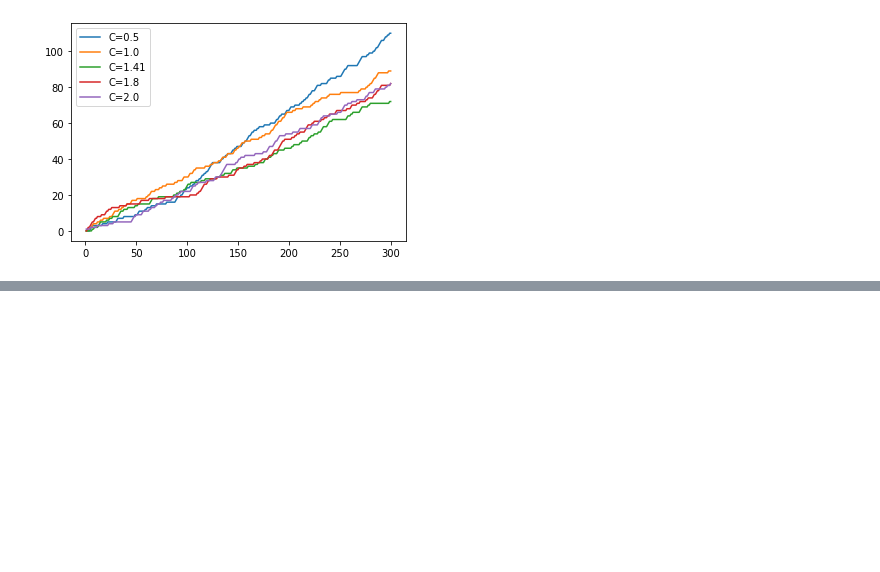
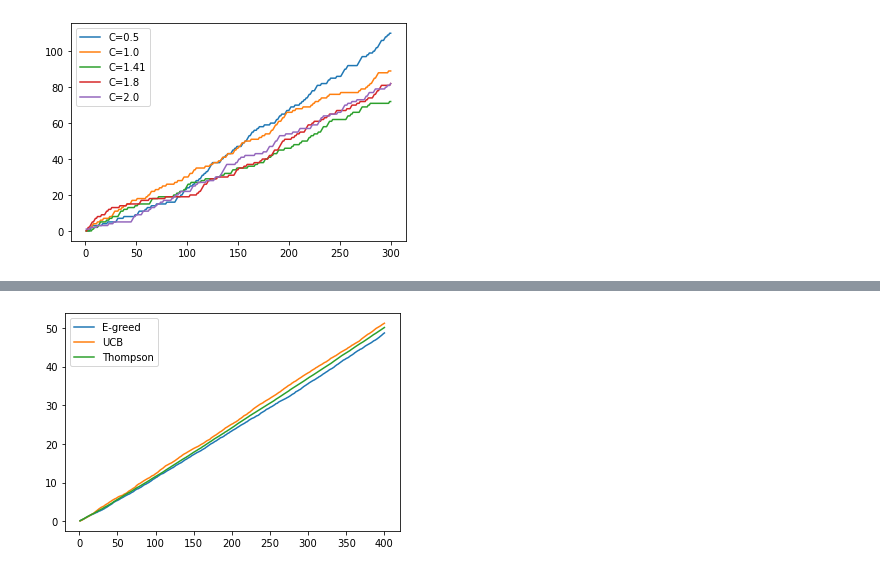
Before and after one commit to rbzkaf/Multi_Armed_Bandit_Algorithms, a Jupyter notebook: viz_algos.ipynb, the cells around one changed output, grey strips where cells are left out. Drawn from its saved outputs; the diff is of its cells as text; code cells hidden in the pictures; blank space fills up the shorter version.

```diff
--- a/viz_algos.ipynb
+++ b/viz_algos.ipynb
@@ -51,0 +124,12 @@ plt.show()
+# %%
+egreed_df = pd.read_csv("Epsilon_Greedy_100_sim_400_pulls")
+egreed_df = egreed_df[egreed_df["Epsilon"] == 0.1]
+
+ucb_df = pd.read_csv("UCB_100_sim_400_pulls")
+ucb_df = ucb_df[ucb_df["Confidence"] == 0.5]
+
+thom_df = pd.read_csv("Epsilon_Greedy_100_sim_400_pulls")
+# %%
+compare(egreed_df,ucb_df,thom_df)
+# %% [output]
+[figure, added]
```
Also changed, not shown: parts of 12 cells of this notebook.
